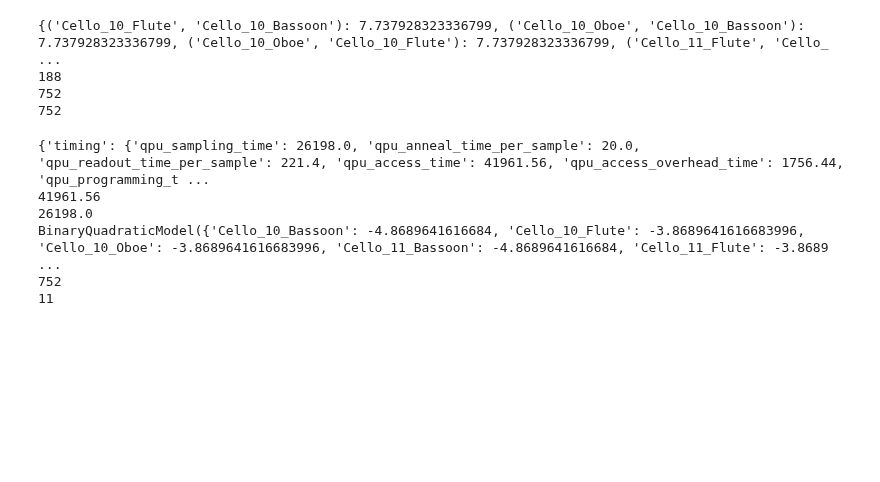
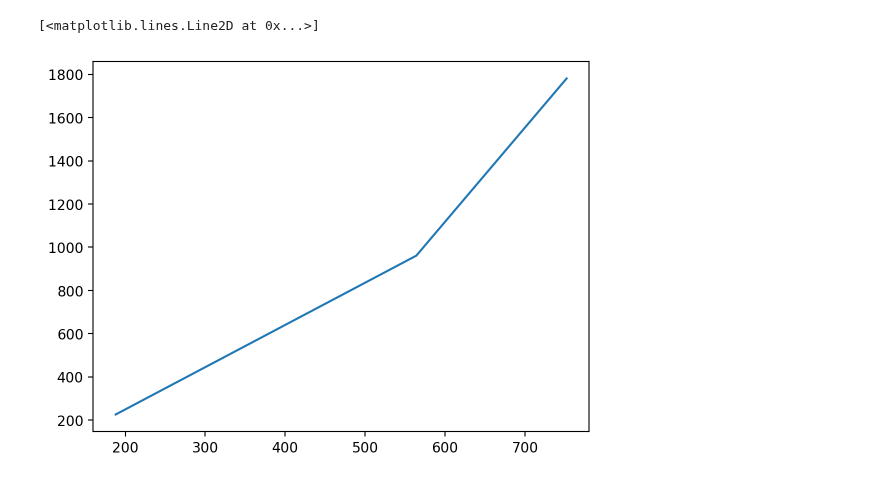
Before and after one commit to KirbyZX/PHYS4213, a Jupyter notebook: Code/Scaling.ipynb, the cells around one changed output. Cells and saved outputs as stored; diff of their text form; code cells hidden in the pictures; blank space fills up the shorter version.

```diff
--- a/Code/Scaling.ipynb
+++ b/Code/Scaling.ipynb
@@ -30,28 +35,11 @@ sampler = FixedEmbeddingComposite(DWaveSampler(), embedding)
 # %%
-print(bqm.quadratic)
-print(len(G.nodes))
-print(len(bqm.linear))
-print(len(G.nodes) * 4)
+variables = [len(b.linear) for b in bqms]
+qubits = [sum(len(i) for i in e.values()) for e in embeddings]
 
+plt.plot(variables, qubits)
 # Now we have 752 variables in BQM instead of the WRONG 565 (188 * 3 + 1)
 # %% [output]
-{('Cello_10_Flute', 'Cello_10_Bassoon'): 7.737928323336799, ('Cello_10_Oboe', 'Cello_10_Bassoon'): 7.737928323336799, ('Cello_10_Oboe', 'Cello_10_Flute'): 7.737928323336799, ('Cello_11_Flute', 'Cello_ ...
-188
-752
-752
+[<matplotlib.lines.Line2D at 0x...>]
+[figure, added]
 # %%
 sampleset = sampler.sample(bqm, num_reads=100, label=f"Haydn_{100}")
-# %%
-print(sampleset.info)
-print(sampleset.info["timing"]["qpu_access_time"])
-print(sampleset.info["timing"]["qpu_sampling_time"])
-print(bqm)
-print(len(bqm.linear))
-print(max([len(x) for x in embedding.values()]))
-# %% [output]
-{'timing': {'qpu_sampling_time': 26198.0, 'qpu_anneal_time_per_sample': 20.0, 'qpu_readout_time_per_sample': 221.4, 'qpu_access_time': 41961.56, 'qpu_access_overhead_time': 1756.44, 'qpu_programming_t ...
-41961.56
-26198.0
-BinaryQuadraticModel({'Cello_10_Bassoon': -4.8689641616684, 'Cello_10_Flute': -3.8689641616683996, 'Cello_10_Oboe': -3.8689641616683996, 'Cello_11_Bassoon': -4.8689641616684, 'Cello_11_Flute': -3.8689 ...
-752
-11
```
Also changed, not shown: parts of 3 cells of this notebook, 2 other files.
